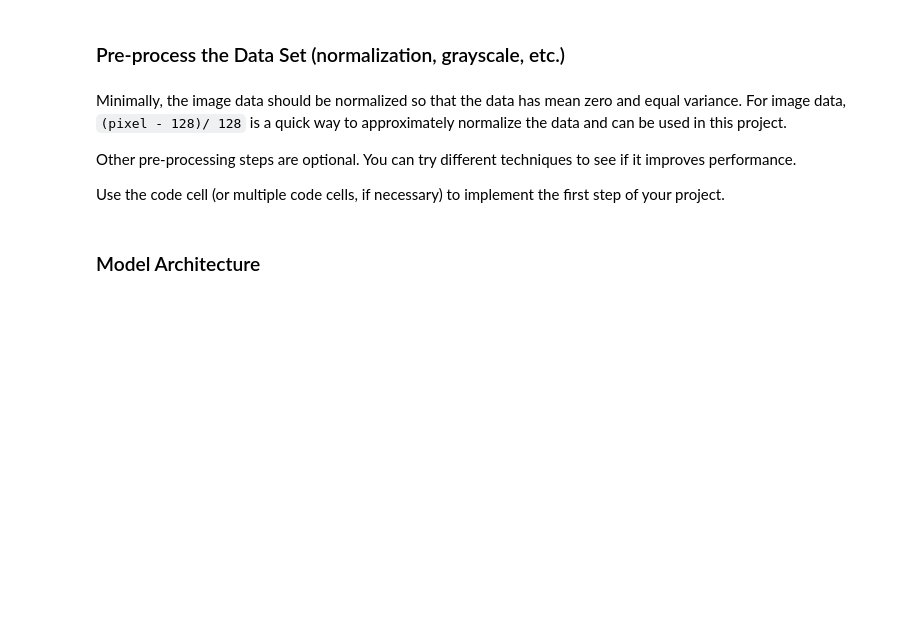
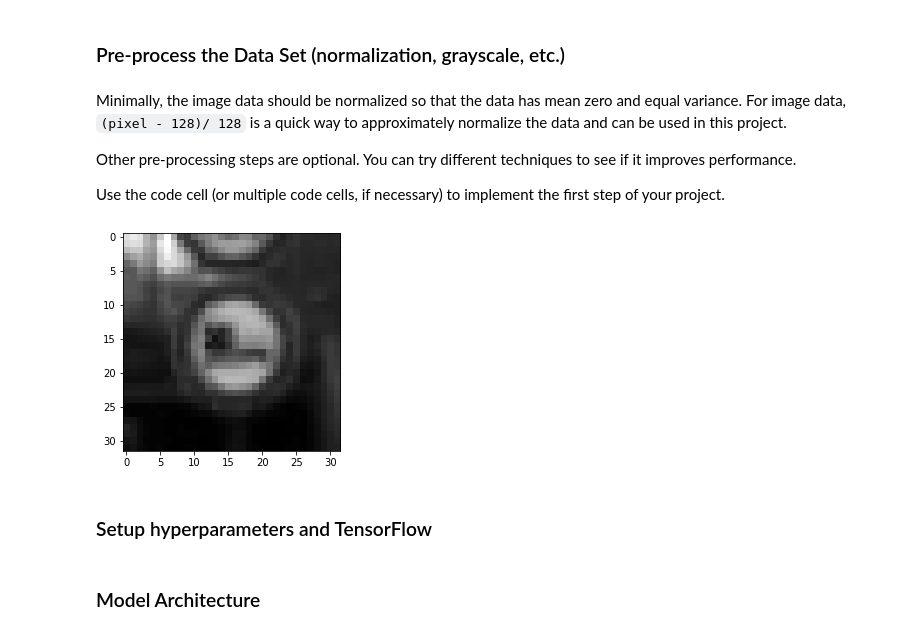
Before and after one commit to rodriguesrenato/CarND-Traffic-Sign-Classifier-Project, a Jupyter notebook: Traffic_Sign_Classifier.ipynb, the cells around one changed output. Drawn from its saved outputs; the diff is of its cells as text; code cells hidden in the pictures; blank space fills up the shorter version.

```diff
--- a/Traffic_Sign_Classifier.ipynb
+++ b/Traffic_Sign_Classifier.ipynb
@@ -182,4 +187,18 @@ Use the code cell (or multiple code cells, if necessary) to implement the first
 # %%
 ### Preprocess the data here. It is required to normalize the data. Other preprocessing steps could include
 ### converting to grayscale, etc.
 ### Feel free to use as many code cells as needed.
+import cv2
+
+def normalize_image(img):
+    gray = cv2.cvtColor(img,cv2.COLOR_RGB2GRAY)
+    normalized = np.zeros((32,32))
+    normalized = cv2.normalize(gray,normalized,-1,1,cv2.NORM_MINMAX,dtype=cv2.CV_32F)
+    return np.expand_dims(normalized,axis=2)
+
+# Show the first image on train dataset grayscaled and normalized
+normalized = normalize_image(X_train[0])
+plt.imshow(np.squeeze(normalized,axis=2), cmap='gray')
+plt.show()
+# %% [output]
+[figure, added]
@@ -185,0 +210,2 @@ Use the code cell (or multiple code cells, if necessary) to implement the first
+# %% [markdown]
+### Setup hyperparameters and TensorFlow
```
Also changed, not shown: parts of 17 cells of this notebook, 1 other file.
